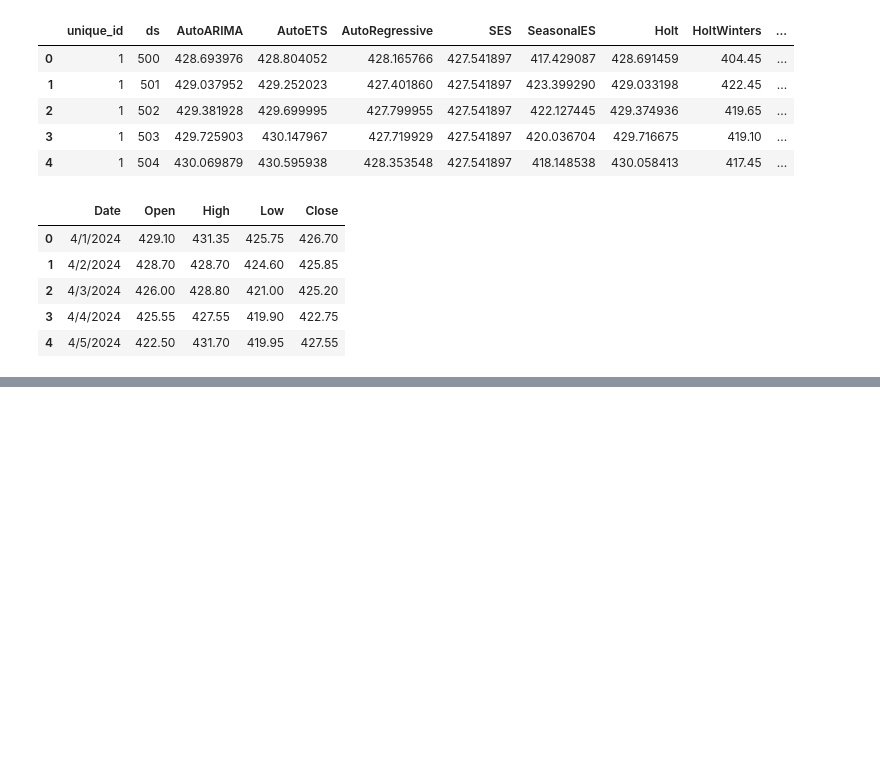
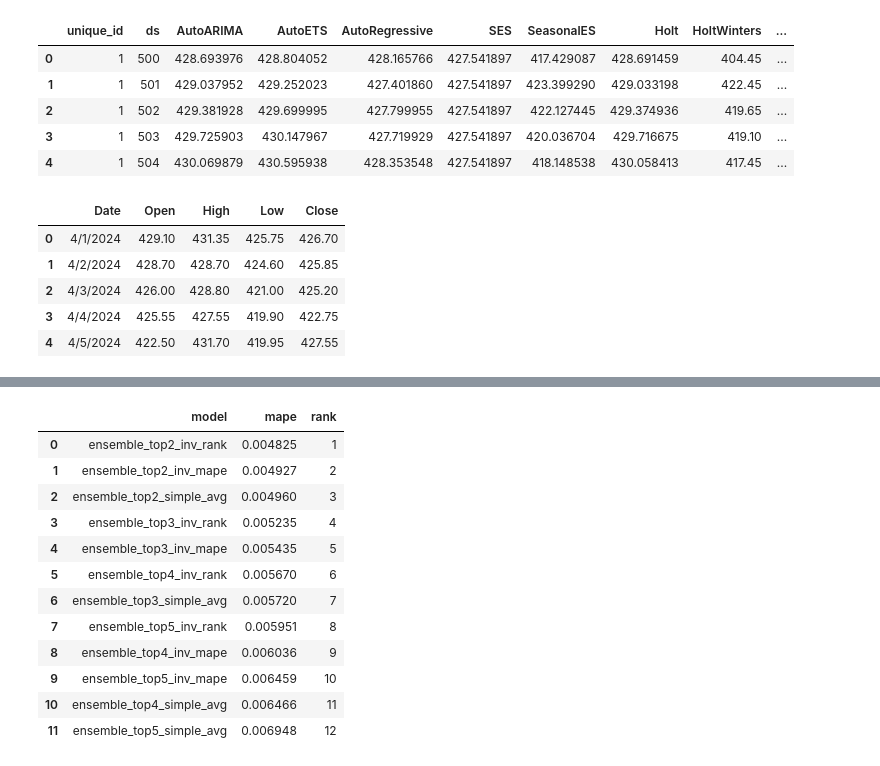
Before and after one commit to Vrunda-Kulkarni/Stock_Price_Prediction, a Jupyter notebook: 02_statsforecast.ipynb, the cells around one changed output, grey strips where cells are left out. Cells and saved outputs as stored; diff of their text form; code cells hidden in the pictures; blank space fills up the shorter version.

```diff
--- a/02_statsforecast.ipynb
+++ b/02_statsforecast.ipynb
@@ -617,0 +748,2 @@ itc_test
+# %%
+test_result_set = pd.DataFrame(test_ensemble_results)
@@ -617,0 +766,20 @@ itc_test
+# %%
+# Assume: mape_scores is a list of dicts with keys: 'model', 'mape'
+test_result_set = pd.DataFrame(test_result_set).sort_values(by='mape').reset_index(drop=True)
+test_result_set['rank'] = test_result_set.index + 1  # Add rank based on MAPE
+
+test_result_set
+# %% [output]
+|  | model | mape | rank |
+| 0 | ensemble_top2_inv_rank | 0.004825 | 1 |
+| 1 | ensemble_top2_inv_mape | 0.004927 | 2 |
+| 2 | ensemble_top2_simple_avg | 0.004960 | 3 |
+| 3 | ensemble_top3_inv_rank | 0.005235 | 4 |
+| 4 | ensemble_top3_inv_mape | 0.005435 | 5 |
+| 5 | ensemble_top4_inv_rank | 0.005670 | 6 |
+| 6 | ensemble_top3_simple_avg | 0.005720 | 7 |
+| 7 | ensemble_top5_inv_rank | 0.005951 | 8 |
+| 8 | ensemble_top4_inv_mape | 0.006036 | 9 |
+| 9 | ensemble_top5_inv_mape | 0.006459 | 10 |
+| 10 | ensemble_top4_simple_avg | 0.006466 | 11 |
+| 11 | ensemble_top5_simple_avg | 0.006948 | 12 |
```
Also changed, not shown: parts of 10 cells of this notebook.
